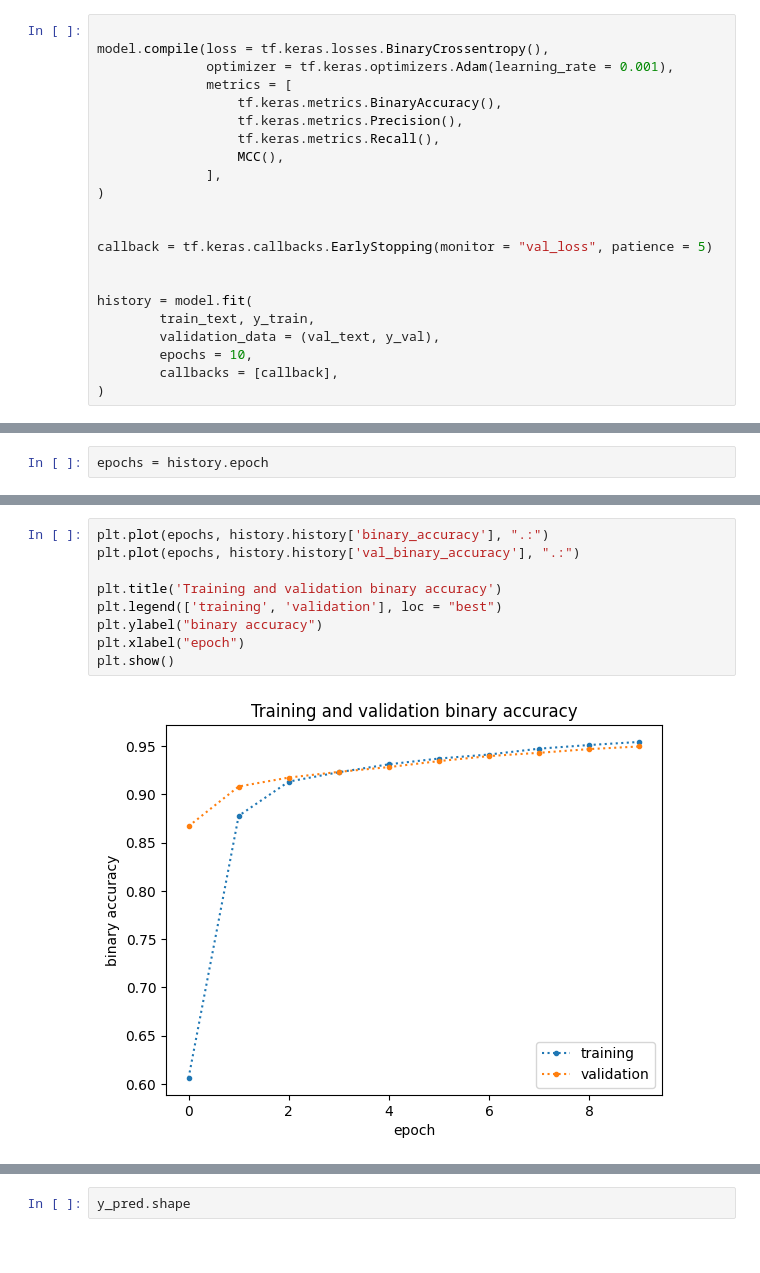
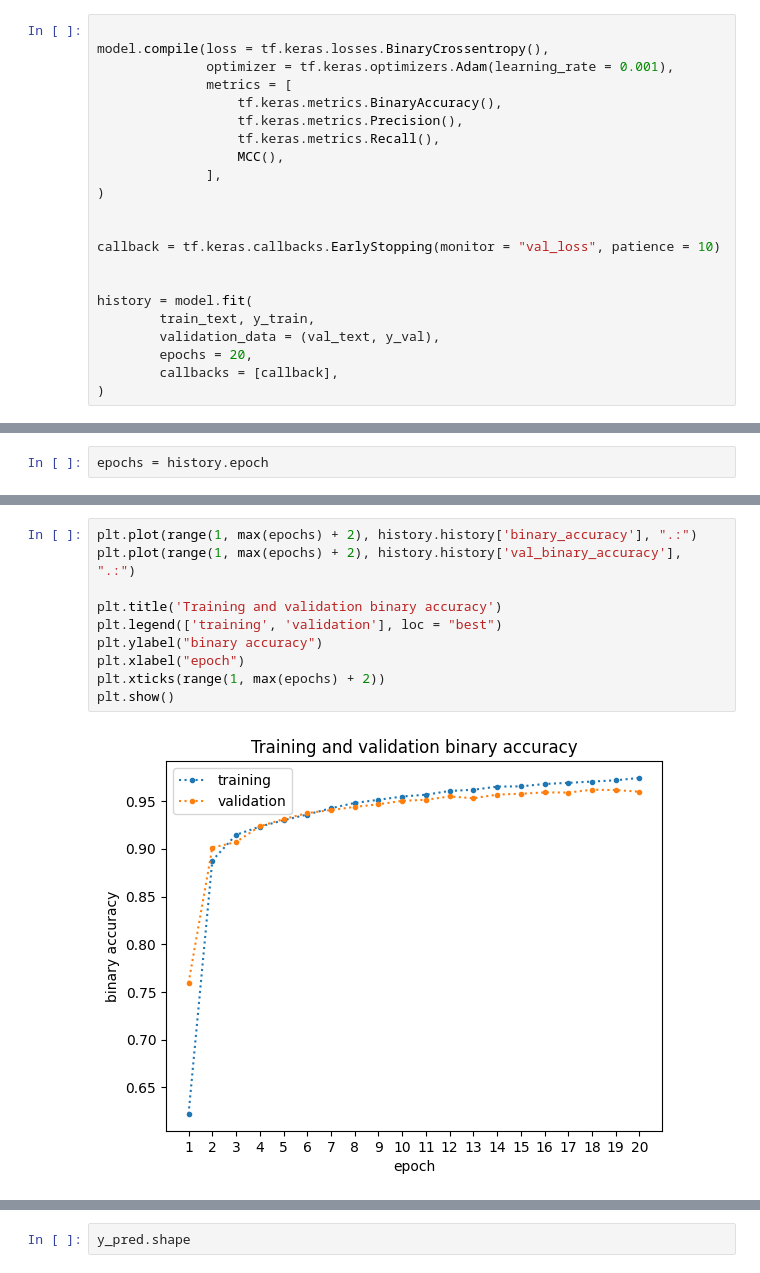
Before and after one commit to sariaslaso/news_classifier, a Jupyter notebook: data_preprocessing.ipynb, the cells around one changed output, grey strips where cells are left out. Saved outputs shown, nothing was run; the diff lists cells and outputs as text.

Commit message:
epochs range plots

```diff
--- a/data_preprocessing.ipynb
+++ b/data_preprocessing.ipynb
@@ -167,13 +154,13 @@ model.compile(loss = tf.keras.losses.BinaryCrossentropy(),
 )
 
 
-callback = tf.keras.callbacks.EarlyStopping(monitor = "val_loss", patience = 5)
+callback = tf.keras.callbacks.EarlyStopping(monitor = "val_loss", patience = 10)
 
 
 history = model.fit(
         train_text, y_train,
         validation_data = (val_text, y_val),
-        epochs = 10,
+        epochs = 20,
         callbacks = [callback],
 )
 # %% [output]
@@ -237,12 +226,13 @@ plt.show()
 # %%
-plt.plot(epochs, history.history['binary_accuracy'], ".:")
-plt.plot(epochs, history.history['val_binary_accuracy'], ".:")
+plt.plot(range(1, max(epochs) + 2), history.history['binary_accuracy'], ".:")
+plt.plot(range(1, max(epochs) + 2), history.history['val_binary_accuracy'], ".:")
 
 plt.title('Training and validation binary accuracy')
 plt.legend(['training', 'validation'], loc = "best")
 plt.ylabel("binary accuracy")
 plt.xlabel("epoch")
+plt.xticks(range(1, max(epochs) + 2))
 plt.show()
 # %% [output]
-[figure, old version]
+[figure, new version]
 # %%
```
Also changed, not shown: parts of 15 cells of this notebook.
